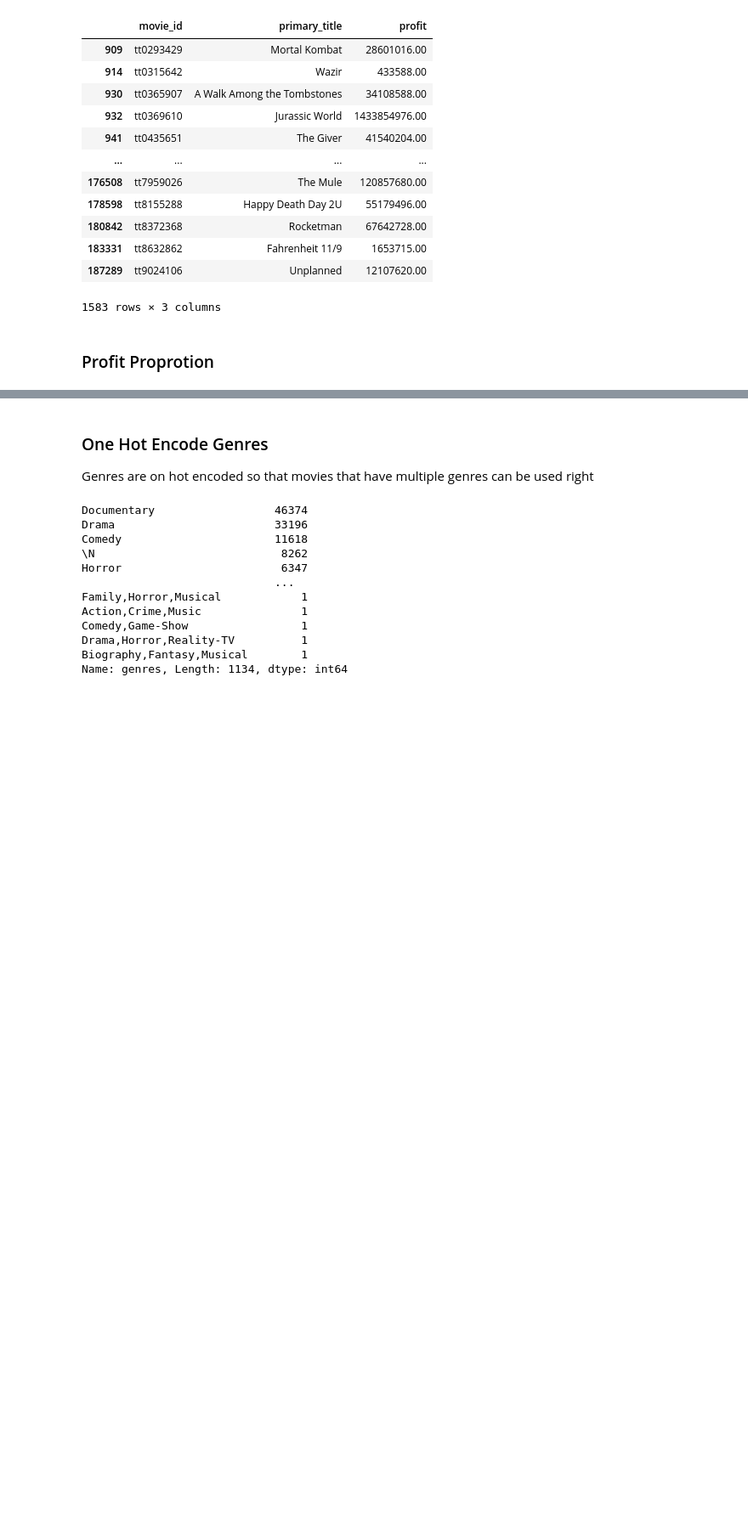
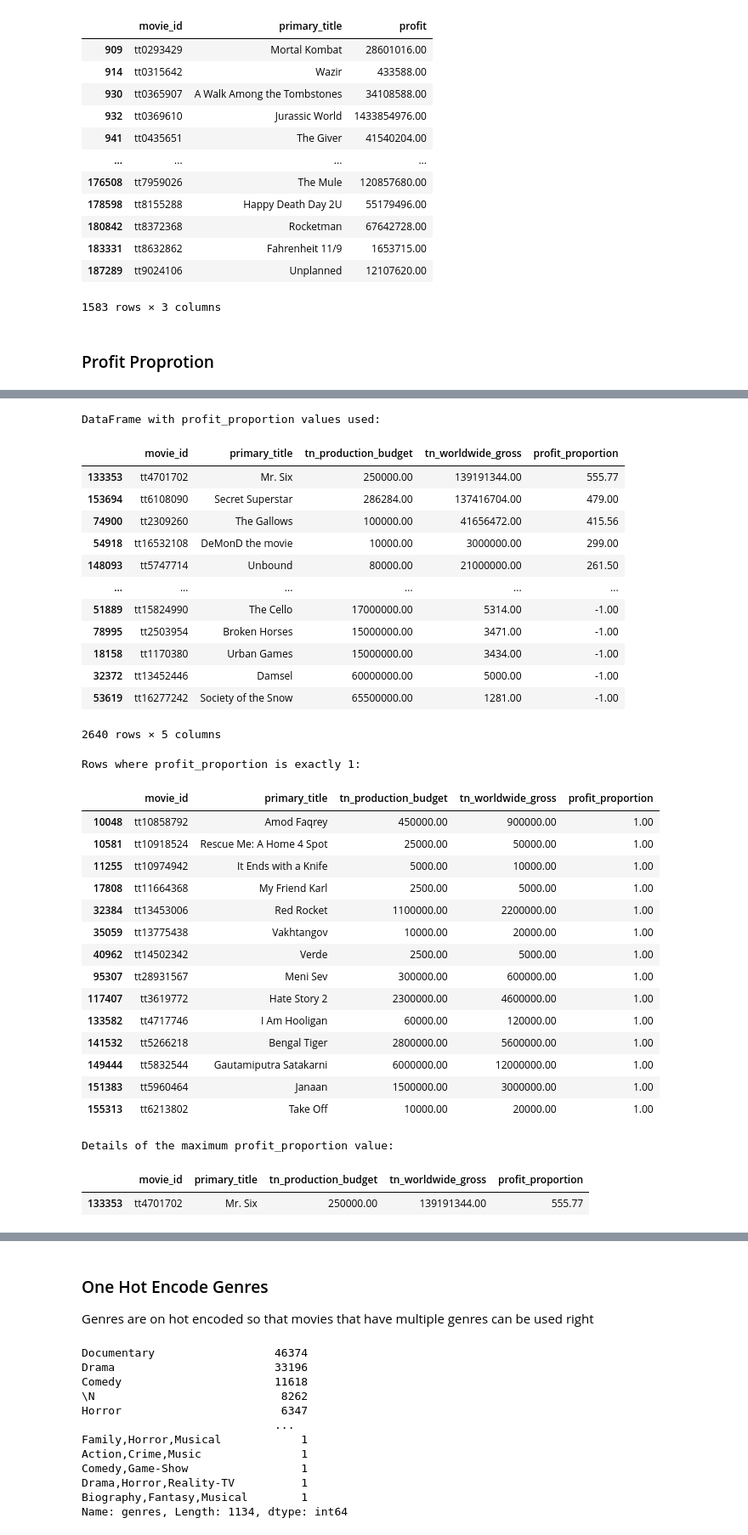
Before and after one commit to minerva-ds/dsc-movies-analysis, a Jupyter notebook: index.ipynb, the cells around one changed output, grey strips where cells are left out. Shown at 85% size. Cells and saved outputs as stored; diff of their text form; code cells hidden in the pictures; blank space fills up the shorter version.

```diff
--- a/index.ipynb
+++ b/index.ipynb
@@ -2185,9 +2185,20 @@ movies_df['tn_production_budget'].isna().sum()
 # %%
 movies_df['profit_proportion'] = np.where(
-    (movies_df['tn_production_budget'] != 0) & (~movies_df['tn_production_budget'].isna()),
-    movies_df['profit'] / movies_df['tn_production_budget'],
+    (movies_df['tn_production_budget'] != 0) & (~movies_df['tn_production_budget'].isna()) &
+    (movies_df['tn_worldwide_gross'] != 0) & (~movies_df['tn_worldwide_gross'].isna()),
+    (movies_df['tn_worldwide_gross'] - movies_df['tn_production_budget']) / movies_df['tn_production_budget'],
     np.nan
 )
-display(movies_df['profit_proportion'].info())
-display(movies_df['profit_proportion'].value_counts())
+
+# Check the basic info and distribution of the corrected 'profit_proportion' column
+profit_proportion_info = movies_df['profit_proportion'].describe()
+non_null_count = movies_df['profit_proportion'].notnull().sum()
+null_count = movies_df['profit_proportion'].isnull().sum()
+value_counts = movies_df['profit_proportion'].value_counts().head(10)
+
+# Displaying the results
+print(profit_proportion_info)
+print(f'Non-null count: {non_null_count}')
+print(f'Null count: {null_count}')
+print(value_counts)
 # %% [output]
@@ -2214,0 +2222,60 @@ Name: profit_proportion, Length: 2597, dtype: int64
+# %%
+# Set the option to display all rows
+def profit_prop_info():
+    # Display the DataFrame with profit_proportion values used
+    profit_proportion_df = movies_df[['movie_id','primary_title','tn_production_budget', 'tn_worldwide_gross', 'profit_proportion']].dropna()
+
+    # Display rows where profit_proportion is exactly 1
+    exactly_one_df = profit_proportion_df[profit_proportion_df['profit_proportion'] == 1]
+
+    # Display the maximum value and its details
+    max_value = profit_proportion_df['profit_proportion'].max()
+    max_value_df = profit_proportion_df[profit_proportion_df['profit_proportion'] == max_value]
+
+    profit_proportion_df = profit_proportion_df.sort_values(by='profit_proportion', ascending=False)
+    # Display the results
+    print("DataFrame with profit_proportion values used:")
+    display(profit_proportion_df)
+
+    print("\nRows where profit_proportion is exactly 1:")
+    display(exactly_one_df)
+
+    print("\nDetails of the maximum profit_proportion value:")
+    display(max_value_df)
+
+    # Reset the pandas option to display a limited number of rows
+profit_prop_info()
+# %% [output]
+DataFrame with profit_proportion values used:
+|  | movie_id | primary_title | tn_production_budget | tn_worldwide_gross | profit_proportion |
+| 133353 | tt4701702 | Mr. Six | 250000.00 | 139191344.00 | 555.77 |
+| 153694 | tt6108090 | Secret Superstar | 286284.00 | 137416704.00 | 479.00 |
+| 74900 | tt2309260 | The Gallows | 100000.00 | 41656472.00 | 415.56 |
+| 54918 | tt16532108 | DeMonD the movie | 10000.00 | 3000000.00 | 299.00 |
+| 148093 | tt5747714 | Unbound | 80000.00 | 21000000.00 | 261.50 |
+| ... | ... | ... | ... | ... | ... |
+| 51889 | tt15824990 | The Cello | 17000000.00 | 5314.00 | -1.00 |
+| 78995 | tt2503954 | Broken Horses | 15000000.00 | 3471.00 | -1.00 |
+| 18158 | tt1170380 | Urban Games | 15000000.00 | 3434.00 | -1.00 |
+| 32372 | tt13452446 | Damsel | 60000000.00 | 5000.00 | -1.00 |
+| 53619 | tt16277242 | Society of the Snow | 65500000.00 | 1281.00 | -1.00 |
+2640 rows × 5 columns
+Rows where profit_proportion is exactly 1:
+|  | movie_id | primary_title | tn_production_budget | tn_worldwide_gross | profit_proportion |
+| 10048 | tt10858792 | Amod Faqrey | 450000.00 | 900000.00 | 1.00 |
+| 10581 | tt10918524 | Rescue Me: A Home 4 Spot | 25000.00 | 50000.00 | 1.00 |
+| 11255 | tt10974942 | It Ends with a Knife | 5000.00 | 10000.00 | 1.00 |
+| 17808 | tt11664368 | My Friend Karl | 2500.00 | 5000.00 | 1.00 |
+| 32384 | tt13453006 | Red Rocket | 1100000.00 | 2200000.00 | 1.00 |
+| 35059 | tt13775438 | Vakhtangov | 10000.00 | 20000.00 | 1.00 |
+| 40962 | tt14502342 | Verde | 2500.00 | 5000.00 | 1.00 |
+| 95307 | tt28931567 | Meni Sev | 300000.00 | 600000.00 | 1.00 |
+| 117407 | tt3619772 | Hate Story 2 | 2300000.00 | 4600000.00 | 1.00 |
+| 133582 | tt4717746 | I Am Hooligan | 60000.00 | 120000.00 | 1.00 |
+| 141532 | tt5266218 | Bengal Tiger | 2800000.00 | 5600000.00 | 1.00 |
+| 149444 | tt5832544 | Gautamiputra Satakarni | 6000000.00 | 12000000.00 | 1.00 |
+| 151383 | tt5960464 | Janaan | 1500000.00 | 3000000.00 | 1.00 |
+| 155313 | tt6213802 | Take Off | 10000.00 | 20000.00 | 1.00 |
+Details of the maximum profit_proportion value:
+|  | movie_id | primary_title | tn_production_budget | tn_worldwide_gross | profit_proportion |
+| 133353 | tt4701702 | Mr. Six | 250000.00 | 139191344.00 | 555.77 |
```
Also changed, not shown: parts of 7 cells of this notebook.
